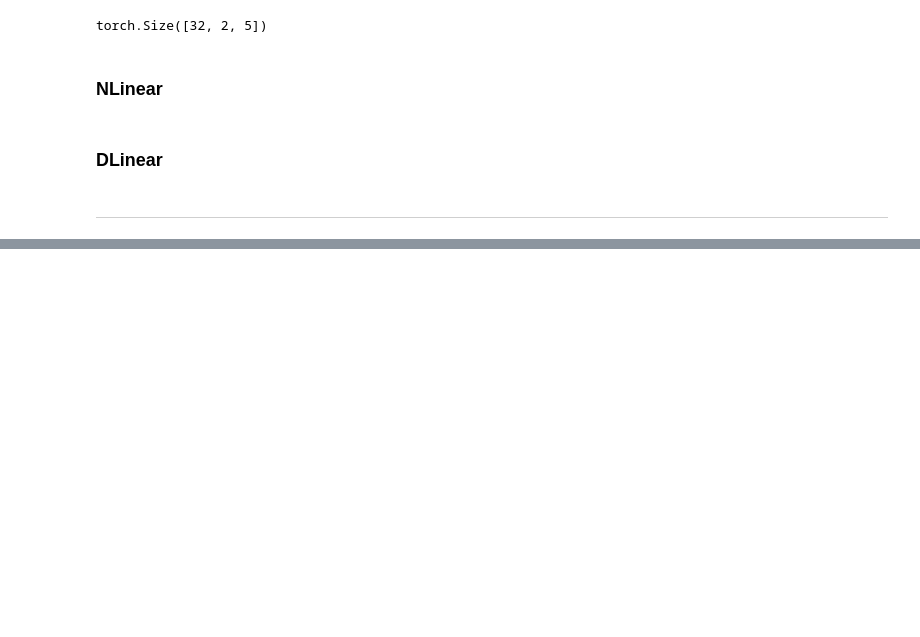
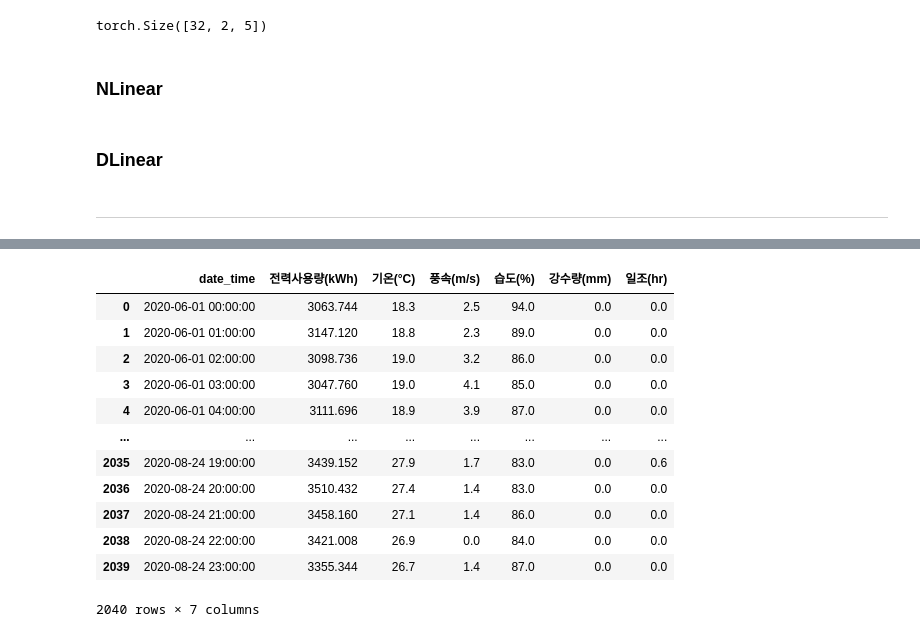
Before and after one commit to sguys99/dacon-solutions, a Jupyter notebook: elec/nlinear.ipynb, the cells around one changed output, grey strips where cells are left out. Drawn from its saved outputs; the diff is of its cells as text; code cells hidden in the pictures; blank space fills up the shorter version.

```diff
--- a/elec/nlinear.ipynb
+++ b/elec/nlinear.ipynb
@@ -210,0 +300,18 @@ class LTSF_DLinear(torch.nn.Module):
+# %%
+train_5 = train_5[train_5.columns[1:-2]].reset_index(drop=True)
+# %%
+train_5
+# %% [output]
+|  | date_time | 전력사용량(kWh) | 기온(°C) | 풍속(m/s) | 습도(%) | 강수량(mm) | 일조(hr) |
+| 0 | 2020-06-01 00:00:00 | 3063.744 | 18.3 | 2.5 | 94.0 | 0.0 | 0.0 |
+| 1 | 2020-06-01 01:00:00 | 3147.120 | 18.8 | 2.3 | 89.0 | 0.0 | 0.0 |
+| 2 | 2020-06-01 02:00:00 | 3098.736 | 19.0 | 3.2 | 86.0 | 0.0 | 0.0 |
+| 3 | 2020-06-01 03:00:00 | 3047.760 | 19.0 | 4.1 | 85.0 | 0.0 | 0.0 |
+| 4 | 2020-06-01 04:00:00 | 3111.696 | 18.9 | 3.9 | 87.0 | 0.0 | 0.0 |
+| ... | ... | ... | ... | ... | ... | ... | ... |
+| 2035 | 2020-08-24 19:00:00 | 3439.152 | 27.9 | 1.7 | 83.0 | 0.0 | 0.6 |
+| 2036 | 2020-08-24 20:00:00 | 3510.432 | 27.4 | 1.4 | 83.0 | 0.0 | 0.0 |
+| 2037 | 2020-08-24 21:00:00 | 3458.160 | 27.1 | 1.4 | 86.0 | 0.0 | 0.0 |
+| 2038 | 2020-08-24 22:00:00 | 3421.008 | 26.9 | 0.0 | 84.0 | 0.0 | 0.0 |
+| 2039 | 2020-08-24 23:00:00 | 3355.344 | 26.7 | 1.4 | 87.0 | 0.0 | 0.0 |
+2040 rows × 7 columns
```
Also changed, not shown: parts of 27 cells of this notebook, 1 other file.
